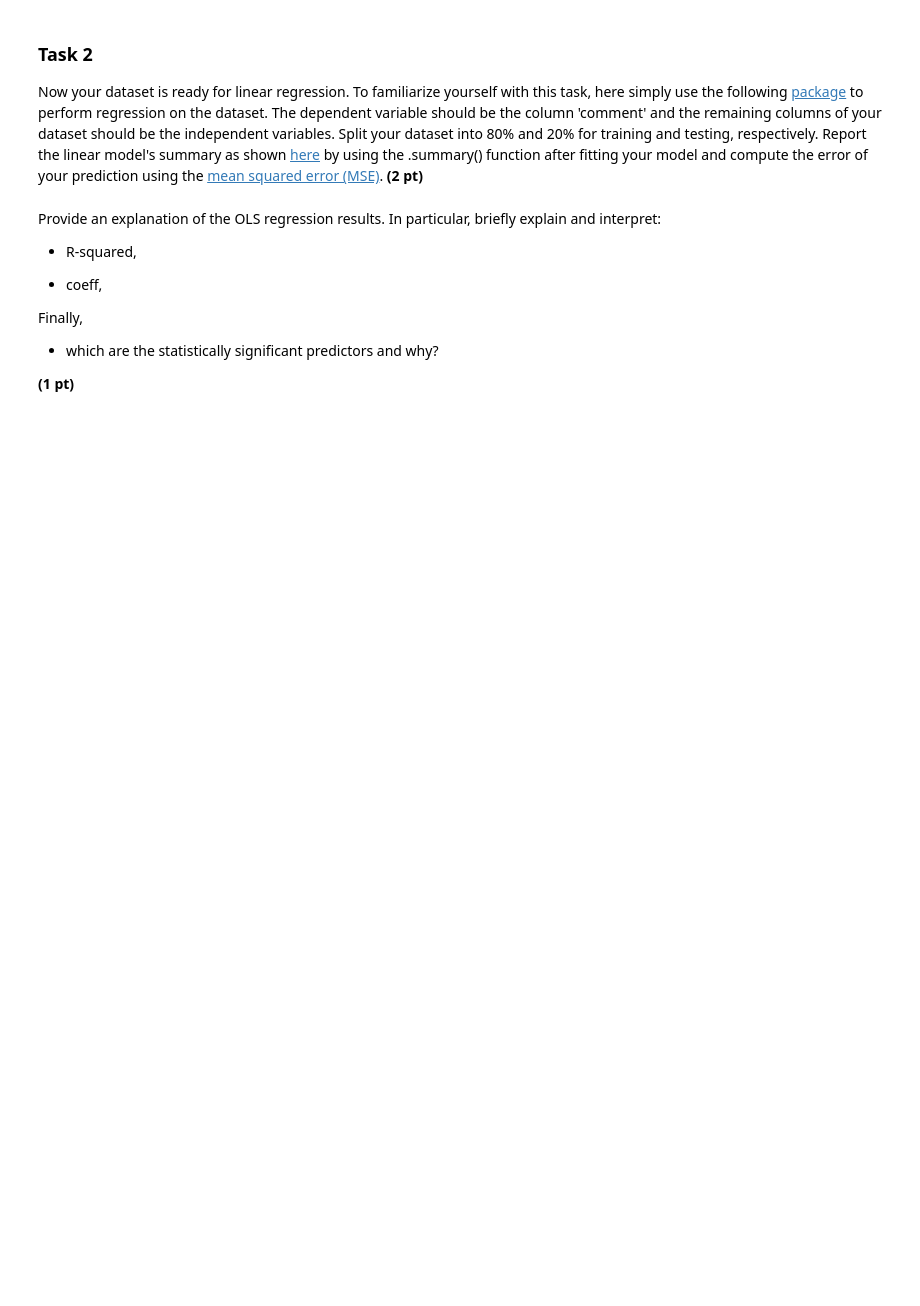
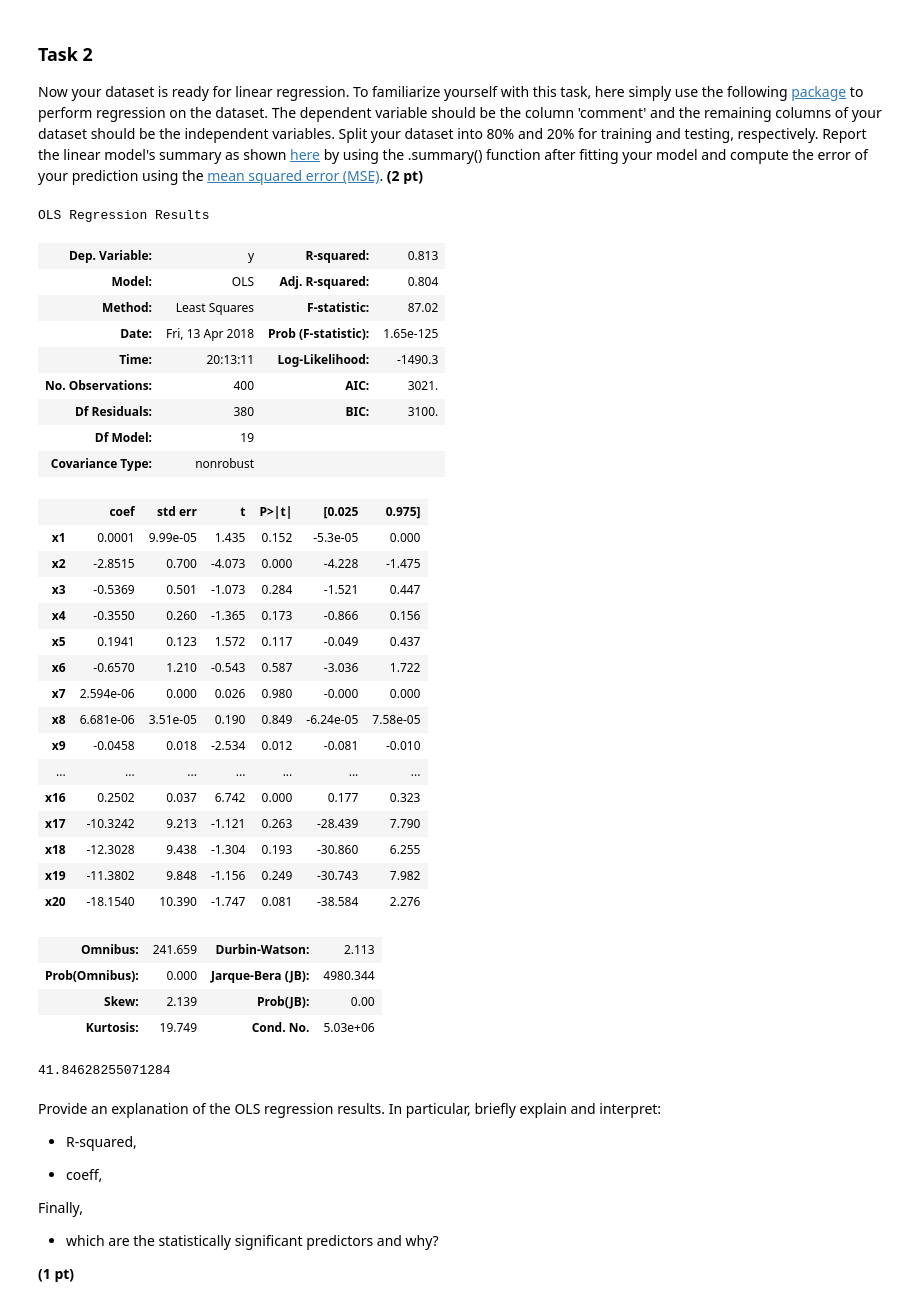
Before and after one commit to CS506-Boston-University/cs506-spring2018-hw4-jweixuan, a Jupyter notebook: facebook_predicting_comments.ipynb, the cells around one changed output. Cells and saved outputs as stored; diff of their text form; code cells hidden in the pictures; blank space fills up the shorter version.

```diff
--- a/facebook_predicting_comments.ipynb
+++ b/facebook_predicting_comments.ipynb
@@ -19,0 +63,39 @@ Now your dataset is ready for linear regression. To familiarize yourself with th
+# %%
+x_train, x_test, y_train, y_test = model_selection.train_test_split(X, Y, test_size=0.2, random_state=0)
+
+est = sm.OLS(y_train,x_train)
+
+est1=est.fit()
+
+est1.summary()
+# %% [output]
+OLS Regression Results
+| Dep. Variable: | y | R-squared: | 0.813 |
+| Model: | OLS | Adj. R-squared: | 0.804 |
+| Method: | Least Squares | F-statistic: | 87.02 |
+| Date: | Fri, 13 Apr 2018 | Prob (F-statistic): | 1.65e-125 |
+| Time: | 20:13:11 | Log-Likelihood: | -1490.3 |
+| No. Observations: | 400 | AIC: | 3021. |
+| Df Residuals: | 380 | BIC: | 3100. |
+| Df Model: | 19 |  |  |
+| Covariance Type: | nonrobust |  |  |
+|  | coef | std err | t | P>|t| | [0.025 | 0.975] |
+| x1 | 0.0001 | 9.99e-05 | 1.435 | 0.152 | -5.3e-05 | 0.000 |
+| x2 | -2.8515 | 0.700 | -4.073 | 0.000 | -4.228 | -1.475 |
+| x3 | -0.5369 | 0.501 | -1.073 | 0.284 | -1.521 | 0.447 |
+| x4 | -0.3550 | 0.260 | -1.365 | 0.173 | -0.866 | 0.156 |
+| x5 | 0.1941 | 0.123 | 1.572 | 0.117 | -0.049 | 0.437 |
+| x6 | -0.6570 | 1.210 | -0.543 | 0.587 | -3.036 | 1.722 |
+| x7 | 2.594e-06 | 0.000 | 0.026 | 0.980 | -0.000 | 0.000 |
+| x8 | 6.681e-06 | 3.51e-05 | 0.190 | 0.849 | -6.24e-05 | 7.58e-05 |
+| x9 | -0.0458 | 0.018 | -2.534 | 0.012 | -0.081 | -0.010 |
+| ... | ... | ... | ... | ... | ... | ... |
+| x16 | 0.2502 | 0.037 | 6.742 | 0.000 | 0.177 | 0.323 |
+| x17 | -10.3242 | 9.213 | -1.121 | 0.263 | -28.439 | 7.790 |
+| x18 | -12.3028 | 9.438 | -1.304 | 0.193 | -30.860 | 6.255 |
+| x19 | -11.3802 | 9.848 | -1.156 | 0.249 | -30.743 | 7.982 |
+| x20 | -18.1540 | 10.390 | -1.747 | 0.081 | -38.584 | 2.276 |
+| Omnibus: | 241.659 | Durbin-Watson: | 2.113 |
+| Prob(Omnibus): | 0.000 | Jarque-Bera (JB): | 4980.344 |
+| Skew: | 2.139 | Prob(JB): | 0.00 |
+| Kurtosis: | 19.749 | Cond. No. | 5.03e+06 |
@@ -20,3 +104,11 @@ Now your dataset is ready for linear regression. To familiarize yourself with th
+# %%
+from sklearn.metrics import mean_squared_error as MSE
+
+mse = MSE(y_test,predictions)
+
+mse
+# %% [output]
+41.84628255071284
 # %% [markdown]
 Provide an explanation of the OLS regression results. In particular, briefly explain and interpret:
 
```
Also changed, not shown: parts of 14 cells of this notebook.
